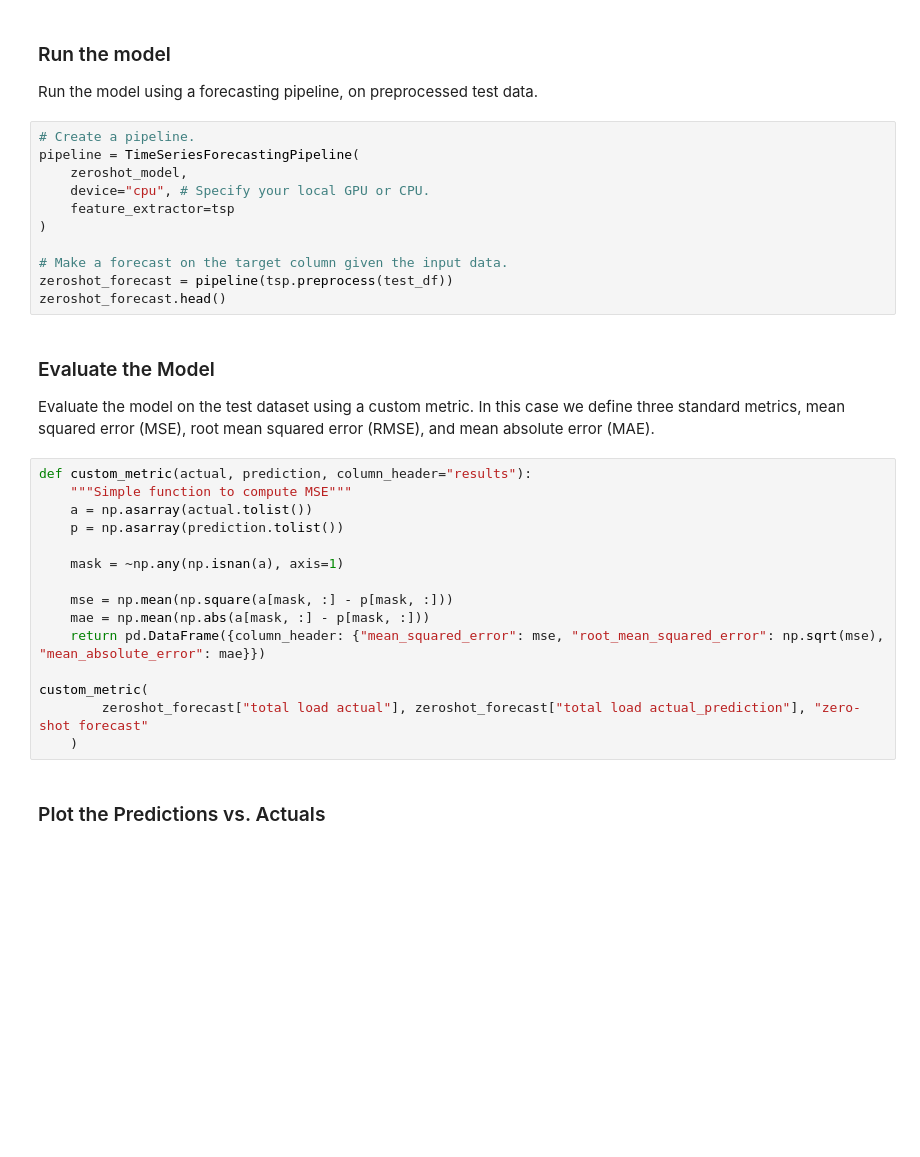
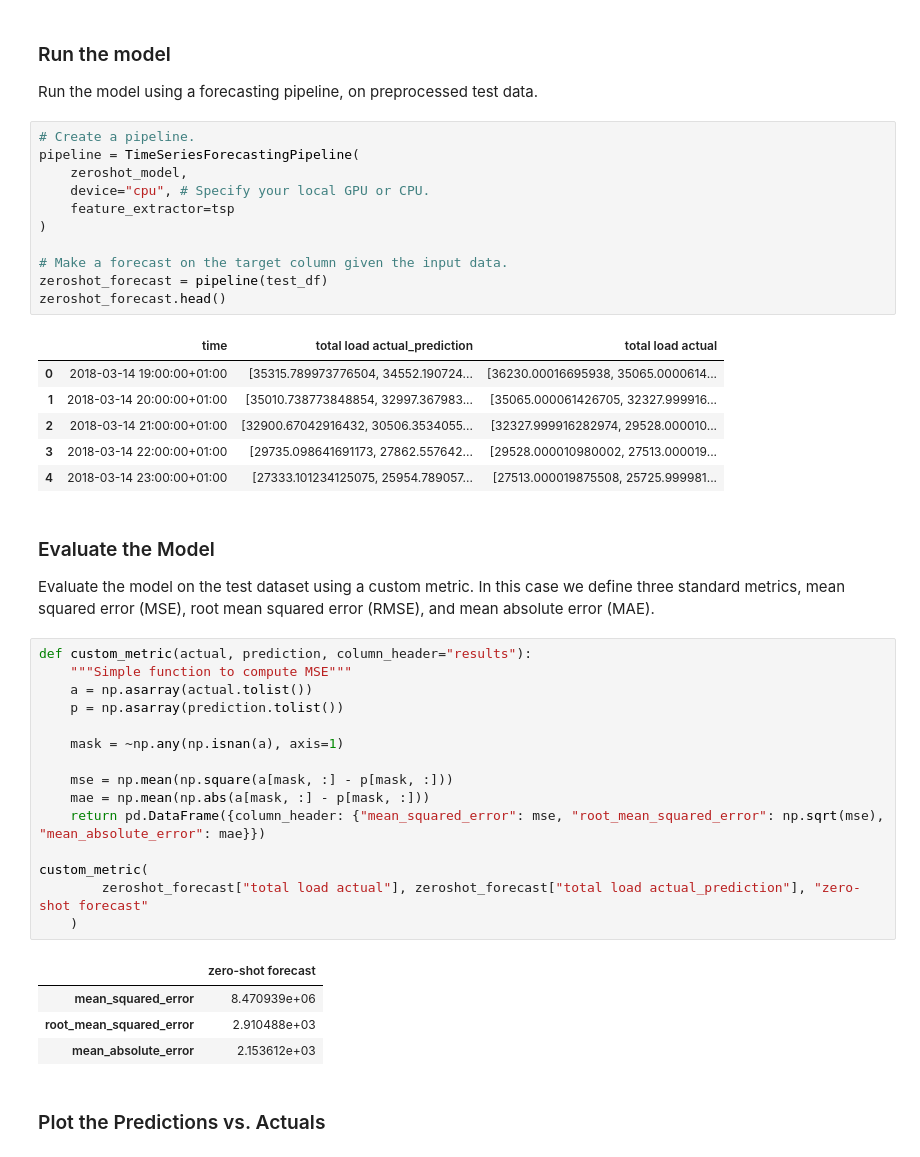
Before and after one commit to ibm-granite-community/granite-timeseries-cookbook, a Jupyter notebook: recipes/Time_Series/Preprocessor_Use_and_Performance_Evaluation.ipynb, the cells around one changed output. Drawn from its saved outputs; the diff is of its cells as text; blank space fills up the shorter version.

Commit message:
new preprocessor behavior
Signed-off-by: Wesley Gifford <79663411+wgifford@users.noreply.github.com>

```diff
--- a/recipes/Time_Series/Preprocessor_Use_and_Performance_Evaluation.ipynb
+++ b/recipes/Time_Series/Preprocessor_Use_and_Performance_Evaluation.ipynb
@@ -141,14 +141,21 @@ Run the model using a forecasting pipeline, on preprocessed test data.
 # %%
 # Create a pipeline.
 pipeline = TimeSeriesForecastingPipeline(
     zeroshot_model,
     device="cpu", # Specify your local GPU or CPU.
     feature_extractor=tsp
 )
 
 # Make a forecast on the target column given the input data.
-zeroshot_forecast = pipeline(tsp.preprocess(test_df))
+zeroshot_forecast = pipeline(test_df)
 zeroshot_forecast.head()
+# %% [output]
+|  | time | total load actual_prediction | total load actual |
+| 0 | 2018-03-14 19:00:00+01:00 | [35315.789973776504, 34552.190724... | [36230.00016695938, 35065.0000614... |
+| 1 | 2018-03-14 20:00:00+01:00 | [35010.738773848854, 32997.367983... | [35065.000061426705, 32327.999916... |
+| 2 | 2018-03-14 21:00:00+01:00 | [32900.67042916432, 30506.3534055... | [32327.999916282974, 29528.000010... |
+| 3 | 2018-03-14 22:00:00+01:00 | [29735.098641691173, 27862.557642... | [29528.000010980002, 27513.000019... |
+| 4 | 2018-03-14 23:00:00+01:00 | [27333.101234125075, 25954.789057... | [27513.000019875508, 25725.999981... |
 # %% [markdown]
 ### Evaluate the Model
 
@@ -168,6 +175,11 @@ def custom_metric(actual, prediction, column_header="results"):
 custom_metric(
         zeroshot_forecast["total load actual"], zeroshot_forecast["total load actual_prediction"], "zero-shot forecast"
     )
+# %% [output]
+|  | zero-shot forecast |
+| mean_squared_error | 8.470939e+06 |
+| root_mean_squared_error | 2.910488e+03 |
+| mean_absolute_error | 2.153612e+03 |
 # %% [markdown]
 ### Plot the Predictions vs. Actuals
 # %%
```
Also changed, not shown: parts of 5 cells of this notebook.
